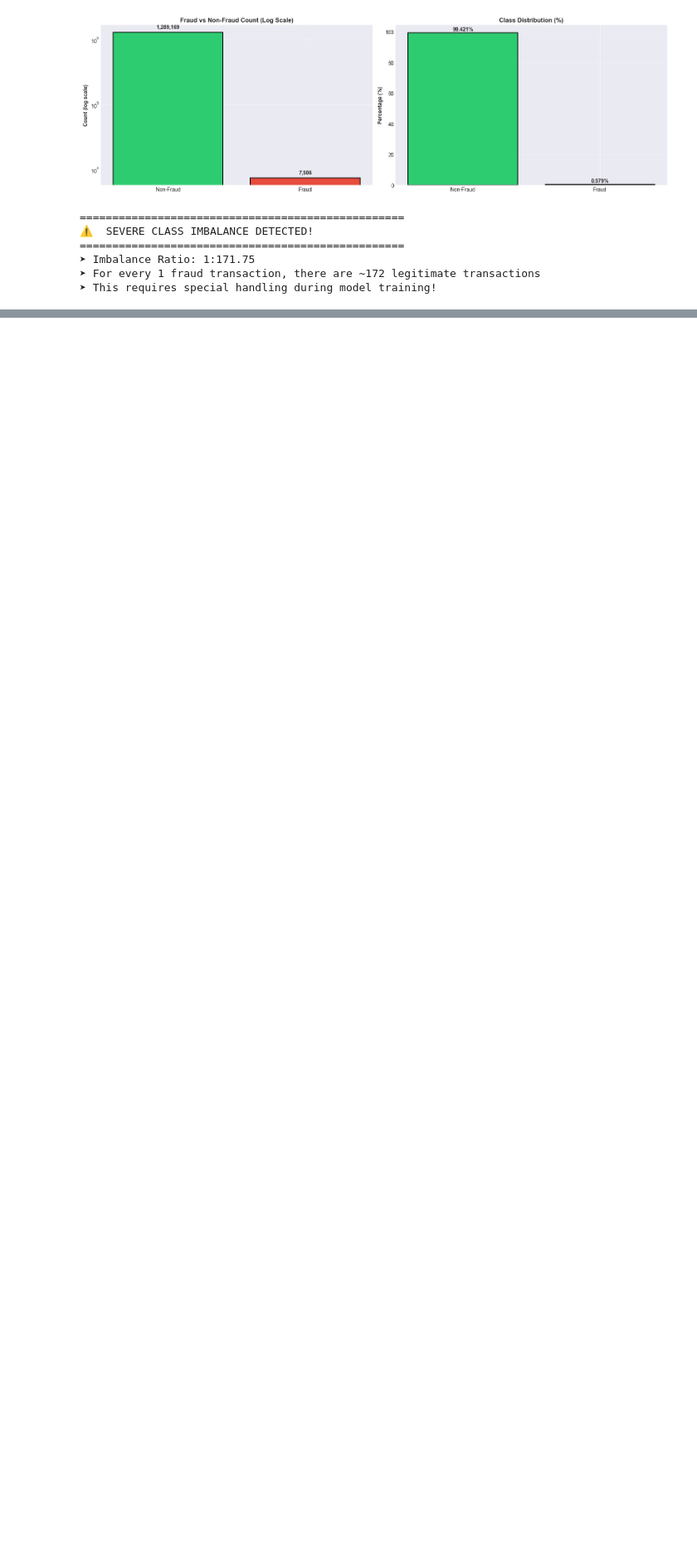
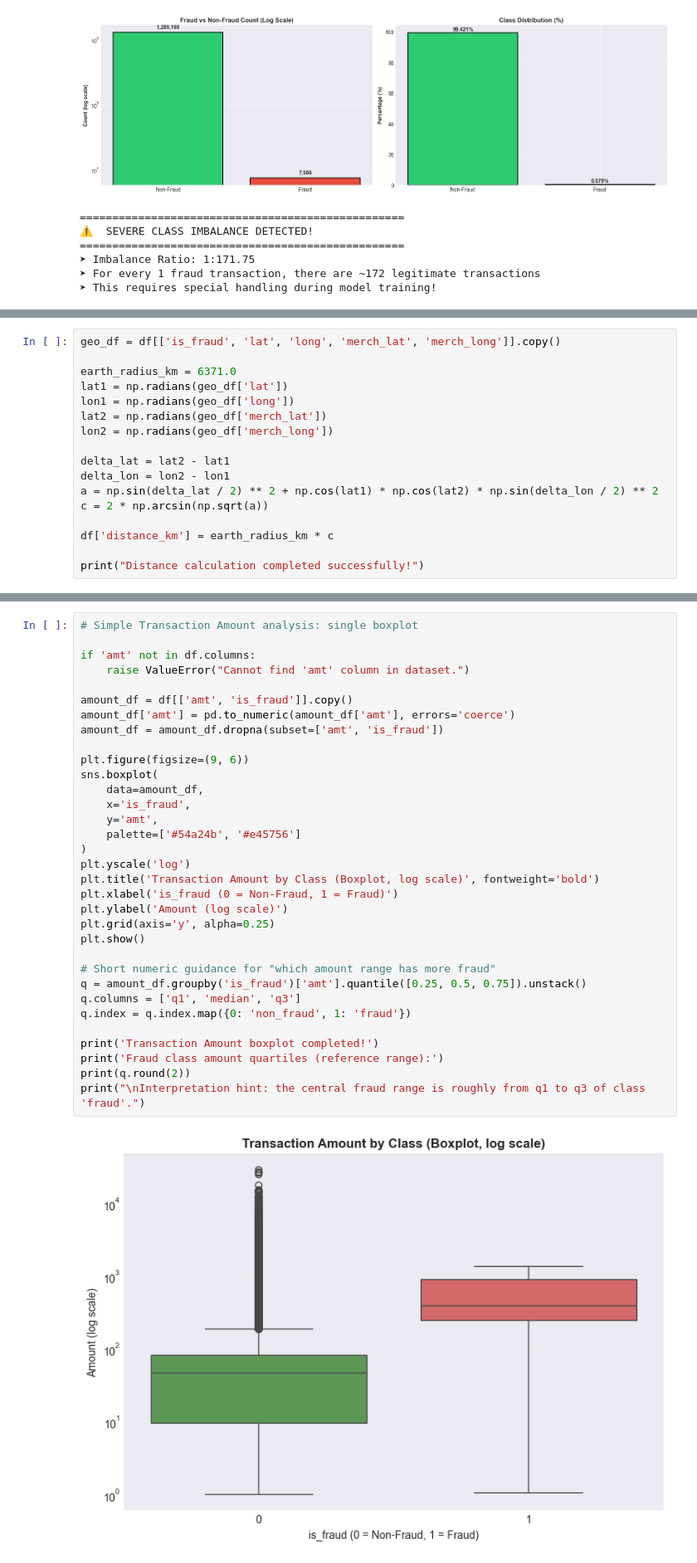
Before and after one commit to Dai-Nguyen1506/AI66A_group_1, a Jupyter notebook: notebooks/01_eda_exploration.ipynb, the cells around one changed output, grey strips where cells are left out. Shown at 83% size. Drawn from its saved outputs; the diff is of its cells as text; blank space fills up the shorter version.

```diff
--- a/notebooks/01_eda_exploration.ipynb
+++ b/notebooks/01_eda_exploration.ipynb
@@ -270,0 +293,17 @@ Name: proportion, dtype: float64
+# %%
+geo_df = df[['is_fraud', 'lat', 'long', 'merch_lat', 'merch_long']].copy()
+
+earth_radius_km = 6371.0
+lat1 = np.radians(geo_df['lat'])
+lon1 = np.radians(geo_df['long'])
+lat2 = np.radians(geo_df['merch_lat'])
+lon2 = np.radians(geo_df['merch_long'])
+
+delta_lat = lat2 - lat1
+delta_lon = lon2 - lon1
+a = np.sin(delta_lat / 2) ** 2 + np.cos(lat1) * np.cos(lat2) * np.sin(delta_lon / 2) ** 2
+c = 2 * np.arcsin(np.sqrt(a))
+
+df['distance_km'] = earth_radius_km * c
+
+print("Distance calculation completed successfully!")
@@ -270,0 +648,35 @@ Name: proportion, dtype: float64
+# %%
+# Simple Transaction Amount analysis: single boxplot
+
+if 'amt' not in df.columns:
+    raise ValueError("Cannot find 'amt' column in dataset.")
+
+amount_df = df[['amt', 'is_fraud']].copy()
+amount_df['amt'] = pd.to_numeric(amount_df['amt'], errors='coerce')
+amount_df = amount_df.dropna(subset=['amt', 'is_fraud'])
+
+plt.figure(figsize=(9, 6))
+sns.boxplot(
+    data=amount_df,
+    x='is_fraud',
+    y='amt',
+    palette=['#54a24b', '#e45756']
+)
+plt.yscale('log')
+plt.title('Transaction Amount by Class (Boxplot, log scale)', fontweight='bold')
+plt.xlabel('is_fraud (0 = Non-Fraud, 1 = Fraud)')
+plt.ylabel('Amount (log scale)')
+plt.grid(axis='y', alpha=0.25)
+plt.show()
+
+# Short numeric guidance for "which amount range has more fraud"
+q = amount_df.groupby('is_fraud')['amt'].quantile([0.25, 0.5, 0.75]).unstack()
+q.columns = ['q1', 'median', 'q3']
+q.index = q.index.map({0: 'non_fraud', 1: 'fraud'})
+
+print('Transaction Amount boxplot completed!')
+print('Fraud class amount quartiles (reference range):')
+print(q.round(2))
+print("\nInterpretation hint: the central fraud range is roughly from q1 to q3 of class 'fraud'.")
+# %% [output]
+[figure, added]
```
Also changed, not shown: parts of 25 cells of this notebook.
